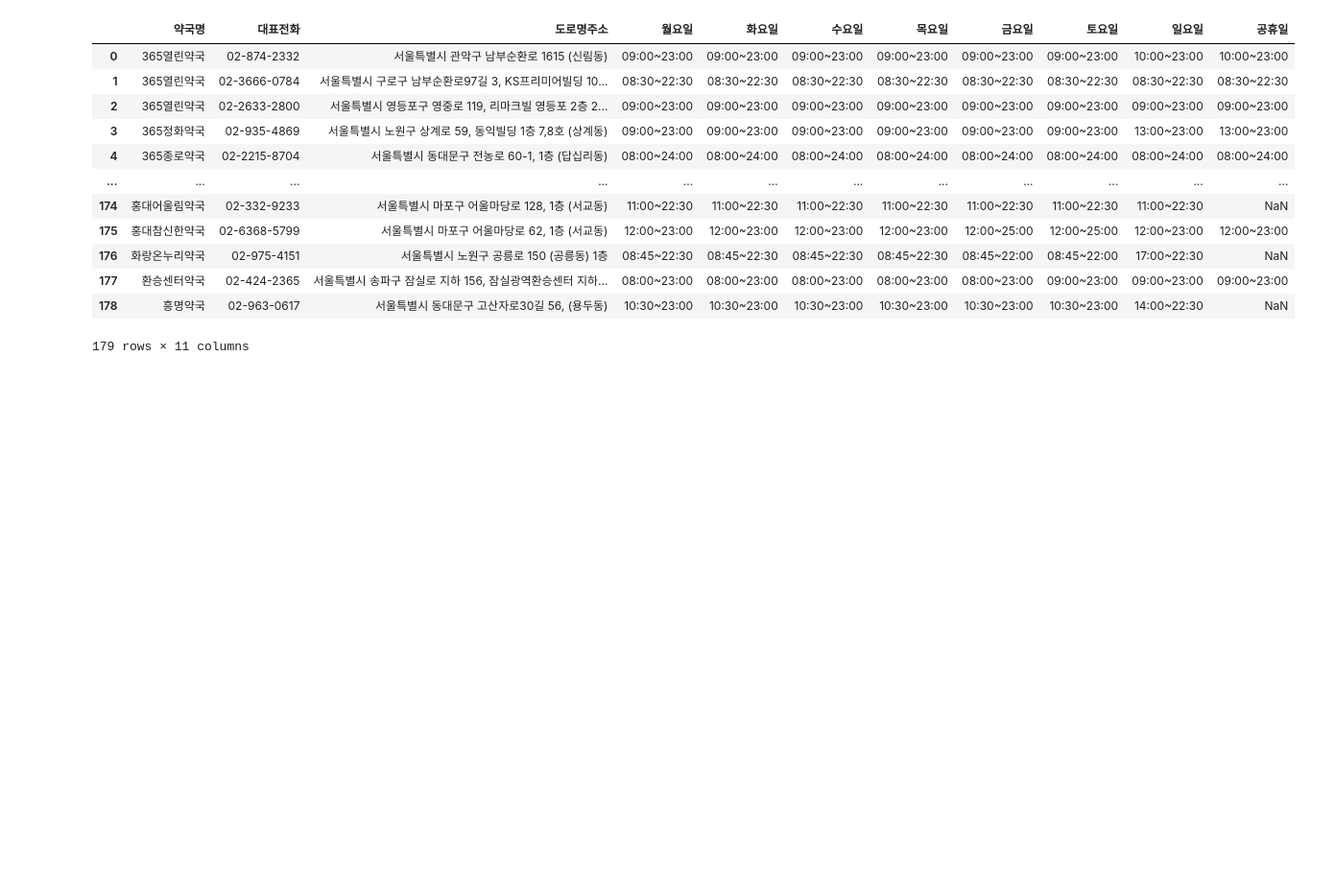
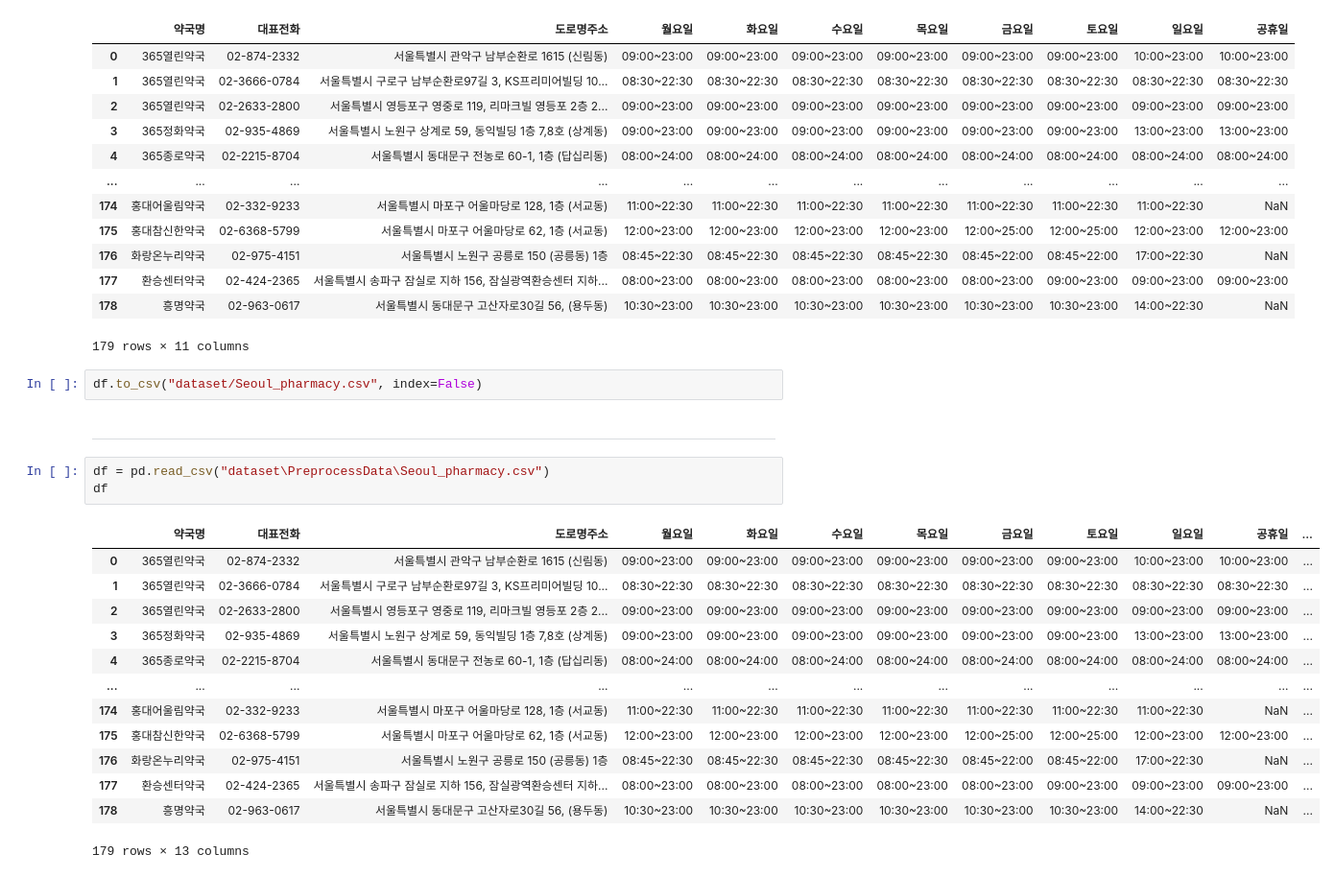
Before and after one commit to ChoiInYeol/KHUDA-Seoul-BigDataCampus, a Jupyter notebook: 1.Seoul_Preprocess.ipynb, the cells around one changed output. Shown at 96% size. Cells and saved outputs as stored; diff of their text form; blank space fills up the shorter version.

```diff
--- a/1.Seoul_Preprocess.ipynb
+++ b/1.Seoul_Preprocess.ipynb
@@ -125,3 +125,24 @@ df
 | 177 | 환승센터약국 | 02-424-2365 | 서울특별시 송파구 잠실로 지하 156, 잠실광역환승센터 지하... | 08:00~23:00 | 08:00~23:00 | 08:00~23:00 | 08:00~23:00 | 08:00~23:00 | 09:00~23:00 | 09:00~23:00 | 09:00~23:00 |
 | 178 | 흥명약국 | 02-963-0617 | 서울특별시 동대문구 고산자로30길 56, (용두동) | 10:30~23:00 | 10:30~23:00 | 10:30~23:00 | 10:30~23:00 | 10:30~23:00 | 10:30~23:00 | 14:00~22:30 | NaN |
 179 rows × 11 columns
+# %%
+df.to_csv("dataset/Seoul_pharmacy.csv", index=False)
+# %% [markdown]
+---
+# %%
+df = pd.read_csv("dataset\PreprocessData\Seoul_pharmacy.csv")
+df
+# %% [output]
+|  | 약국명 | 대표전화 | 도로명주소 | 월요일 | 화요일 | 수요일 | 목요일 | 금요일 | 토요일 | 일요일 | 공휴일 | ... |
+| 0 | 365열린약국 | 02-874-2332 | 서울특별시 관악구 남부순환로 1615 (신림동) | 09:00~23:00 | 09:00~23:00 | 09:00~23:00 | 09:00~23:00 | 09:00~23:00 | 09:00~23:00 | 10:00~23:00 | 10:00~23:00 | ... |
+| 1 | 365열린약국 | 02-3666-0784 | 서울특별시 구로구 남부순환로97길 3, KS프리미어빌딩 10... | 08:30~22:30 | 08:30~22:30 | 08:30~22:30 | 08:30~22:30 | 08:30~22:30 | 08:30~22:30 | 08:30~22:30 | 08:30~22:30 | ... |
+| 2 | 365열린약국 | 02-2633-2800 | 서울특별시 영등포구 영중로 119, 리마크빌 영등포 2층 2... | 09:00~23:00 | 09:00~23:00 | 09:00~23:00 | 09:00~23:00 | 09:00~23:00 | 09:00~23:00 | 09:00~23:00 | 09:00~23:00 | ... |
+| 3 | 365정화약국 | 02-935-4869 | 서울특별시 노원구 상계로 59, 동익빌딩 1층 7,8호 (상계동) | 09:00~23:00 | 09:00~23:00 | 09:00~23:00 | 09:00~23:00 | 09:00~23:00 | 09:00~23:00 | 13:00~23:00 | 13:00~23:00 | ... |
+| 4 | 365종로약국 | 02-2215-8704 | 서울특별시 동대문구 전농로 60-1, 1층 (답십리동) | 08:00~24:00 | 08:00~24:00 | 08:00~24:00 | 08:00~24:00 | 08:00~24:00 | 08:00~24:00 | 08:00~24:00 | 08:00~24:00 | ... |
+| ... | ... | ... | ... | ... | ... | ... | ... | ... | ... | ... | ... | ... |
+| 174 | 홍대어울림약국 | 02-332-9233 | 서울특별시 마포구 어울마당로 128, 1층 (서교동) | 11:00~22:30 | 11:00~22:30 | 11:00~22:30 | 11:00~22:30 | 11:00~22:30 | 11:00~22:30 | 11:00~22:30 | NaN | ... |
+| 175 | 홍대참신한약국 | 02-6368-5799 | 서울특별시 마포구 어울마당로 62, 1층 (서교동) | 12:00~23:00 | 12:00~23:00 | 12:00~23:00 | 12:00~23:00 | 12:00~25:00 | 12:00~25:00 | 12:00~23:00 | 12:00~23:00 | ... |
+| 176 | 화랑온누리약국 | 02-975-4151 | 서울특별시 노원구 공릉로 150 (공릉동) 1층 | 08:45~22:30 | 08:45~22:30 | 08:45~22:30 | 08:45~22:30 | 08:45~22:00 | 08:45~22:00 | 17:00~22:30 | NaN | ... |
+| 177 | 환승센터약국 | 02-424-2365 | 서울특별시 송파구 잠실로 지하 156, 잠실광역환승센터 지하... | 08:00~23:00 | 08:00~23:00 | 08:00~23:00 | 08:00~23:00 | 08:00~23:00 | 09:00~23:00 | 09:00~23:00 | 09:00~23:00 | ... |
+| 178 | 흥명약국 | 02-963-0617 | 서울특별시 동대문구 고산자로30길 56, (용두동) | 10:30~23:00 | 10:30~23:00 | 10:30~23:00 | 10:30~23:00 | 10:30~23:00 | 10:30~23:00 | 14:00~22:30 | NaN | ... |
+179 rows × 13 columns
```
Also changed, not shown: parts of 14 cells of this notebook.
